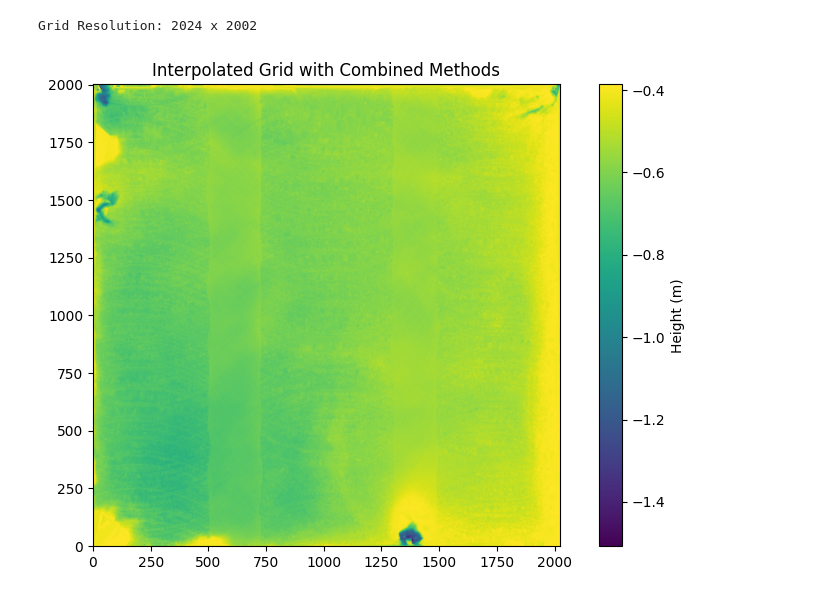
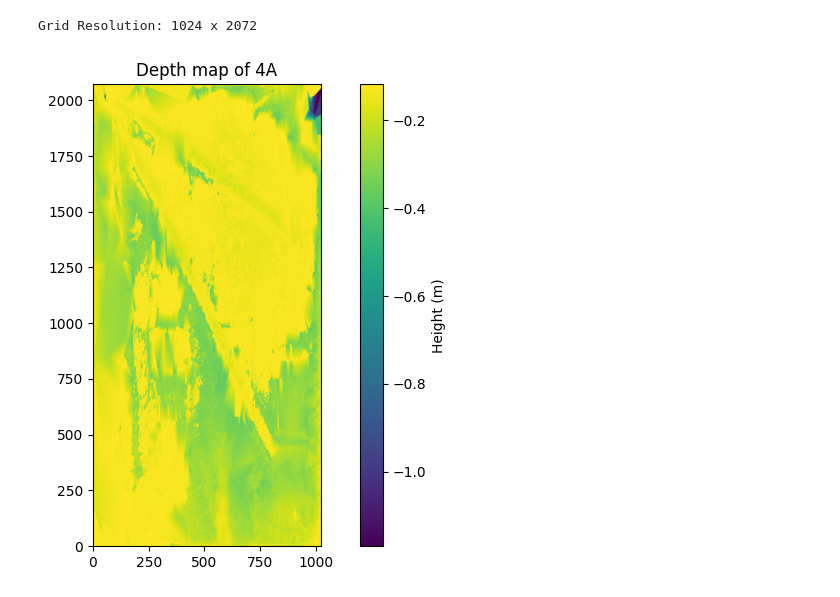
Before and after one commit to Kauel-Chile/sqm_batimetria, a Jupyter notebook: discrete_interface.ipynb, the cells around one changed output. Drawn from its saved outputs; the diff is of its cells as text; code cells hidden in the pictures.

Commit message:
add filter by size pool

```diff
--- a/discrete_interface.ipynb
+++ b/discrete_interface.ipynb
@@ -56,7 +56,7 @@ def get_points_and_colors_from_las(las_path: str, limit: int = -1):
         colors = colors[idxs]
 
     rgba_colors = normalize_colors(colors)
-    return points, colors, rgba_colors, np.expand_dims(las.classification, -1)
+    return points, colors, rgba_colors, np.expand_dims(las.classification, -1), np.expand_dims(las.intensity, -1)
 # %%
 import numpy as np
 from scipy.spatial import KDTree
@@ -95,14 +94,21 @@ LIMIT = -1
 if not os.path.exists(OUTPUTS_PATH):
     os.makedirs(OUTPUTS_PATH)
 # %%
-las_points, las_colors, las_rgba_colors, las_clasification = get_points_and_colors_from_las(PATH_PROJECT_LAS, limit=LIMIT)
-las_data_points = np.hstack((las_points, las_rgba_colors, las_clasification)) #(N,7)
+las_points, las_colors, las_rgba_colors, las_clasification, las_intensity = get_points_and_colors_from_las(PATH_PROJECT_LAS, limit=LIMIT)
+las_data_points = np.hstack((las_points, las_rgba_colors, las_intensity, las_clasification)) #(N,8)
 
 other_points = las_data_points[las_data_points[:,-1] != 65]
 water_points = las_data_points[las_data_points[:,-1] == 65]
+print(other_points.shape)
 
-mask = remove_low_density_points(other_points[:,:3])
+mask = remove_low_density_points(other_points[:,:3], min_neighbors=5)
 other_points = other_points[mask]
+print(other_points.shape)
+
+mask = remove_low_intensity_points(other_points[:,-2])
+other_points = other_points[mask]
+#print(other_points.shape)
+
 
 las_points = np.concatenate((other_points, water_points), axis=0) #(N,7)
 las_points_norm, x_min, x_max, y_min, y_max, z_min, z_max = normalize_points(las_points[:,:3])
@@ -112,8 +118,7 @@ water_points = las_points_norm[las_points[:,-1] == 65]
 
 mean_of_water_points = np.mean(water_points[:,2], axis=0)
 
-profundidad_estimada = mean_of_water_points
-DELTA_WATER = profundidad_estimada * 0.25
+DELTA_WATER = mean_of_water_points * 0.1
 
 X = other_points[:, 0]
 Y = other_points[:, 1]
@@ -127,3 +132,6 @@ above_plane = distances >= DELTA_WATER
 
 points_below = np.column_stack((X[below_plane], Y[below_plane], Z[below_plane]))
 points_above = np.column_stack((X[above_plane], Y[above_plane], Z[above_plane]))
+
+mask = points_below[:,2] > mean_of_water_points - (0.8/ (z_max - z_min))
+points_below = points_below[mask]
@@ -283,38 +321,38 @@ with open(f'{OUTPUTS_PATH}/{POOL_NAME}.json', 'w') as json_file:
 z_below = points_below[:, 2]
 z = (height_water - z_below) * (z_max - z_min)
 
 x0, y0, z0 = water_points[:, 0], water_points[:, 1], water_points[:, 2]
 x1, y1, z1 = points_below[:, 0], points_below[:, 1], points_below[:, 2]
 
-grid_res_x = 2024
+grid_res_x = 1024
 x1_min, x1_max = x1.min(), x1.max()
 y1_min, y1_max = y1.min(), y1.max()
-grid_res_y = int(grid_res_x * (y1_max - y1_min) / (x1_max - x1_min))
+grid_res_y = int(grid_res_x * (y1_max - y1_min) / (x1_max - x1_min)) * 2
 print(f"Grid Resolution: {grid_res_x} x {grid_res_y}")
 
 grid_x, grid_y = np.meshgrid(
     np.linspace(x1_min, x1_max, grid_res_x),
     np.linspace(y1_min, y1_max, grid_res_y)
 )
 
 # First interpolation using linear method
 grid_z_linear = griddata((x1, y1), z, (grid_x, grid_y), method="linear") * -1
 
 # Second interpolation using nearest method to ensure complete surface
 grid_z_nearest = griddata((x1, y1), z, (grid_x, grid_y), method="nearest") * -1
 
 # Combine the results to ensure complete surface
 grid_z = np.where(np.isnan(grid_z_linear), grid_z_nearest, grid_z_linear)
 
 # Plotting the combined result
 plt.figure(figsize=(10, 6))
 plt.imshow(grid_z, origin='lower', cmap='viridis')
 plt.colorbar(label='Height (m)')
-plt.title('Interpolated Grid with Combined Methods')
+plt.title(f'Depth map of {POOL_NAME}')
 plt.show()
 # %% [output]
-Grid Resolution: 2024 x 2002
+Grid Resolution: 1024 x 2072
-[figure, old version]
+[figure, new version]
 # %%
 os.environ["OPENCV_IO_ENABLE_OPENEXR"] = "1"
 
```
Also changed, not shown: parts of 9 cells of this notebook.
